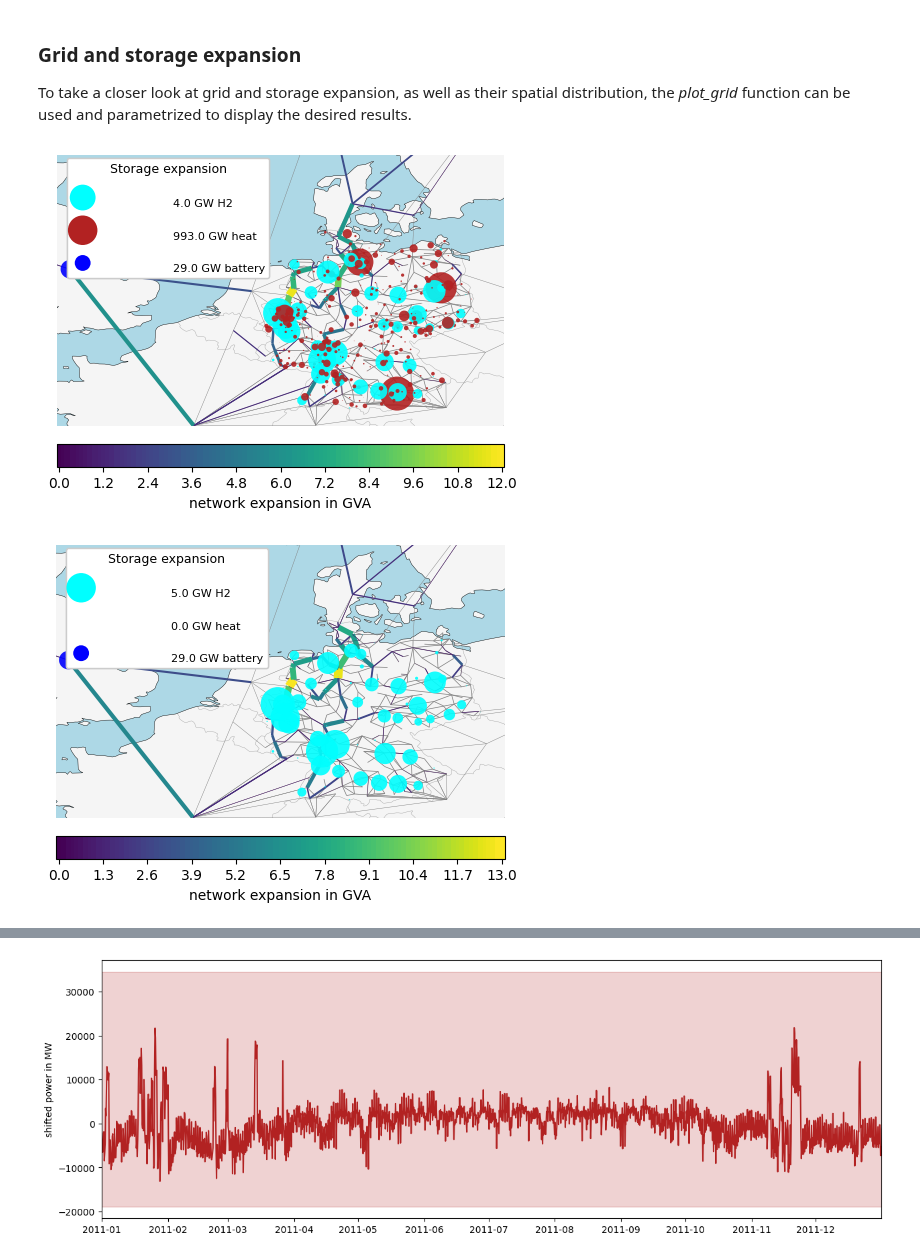
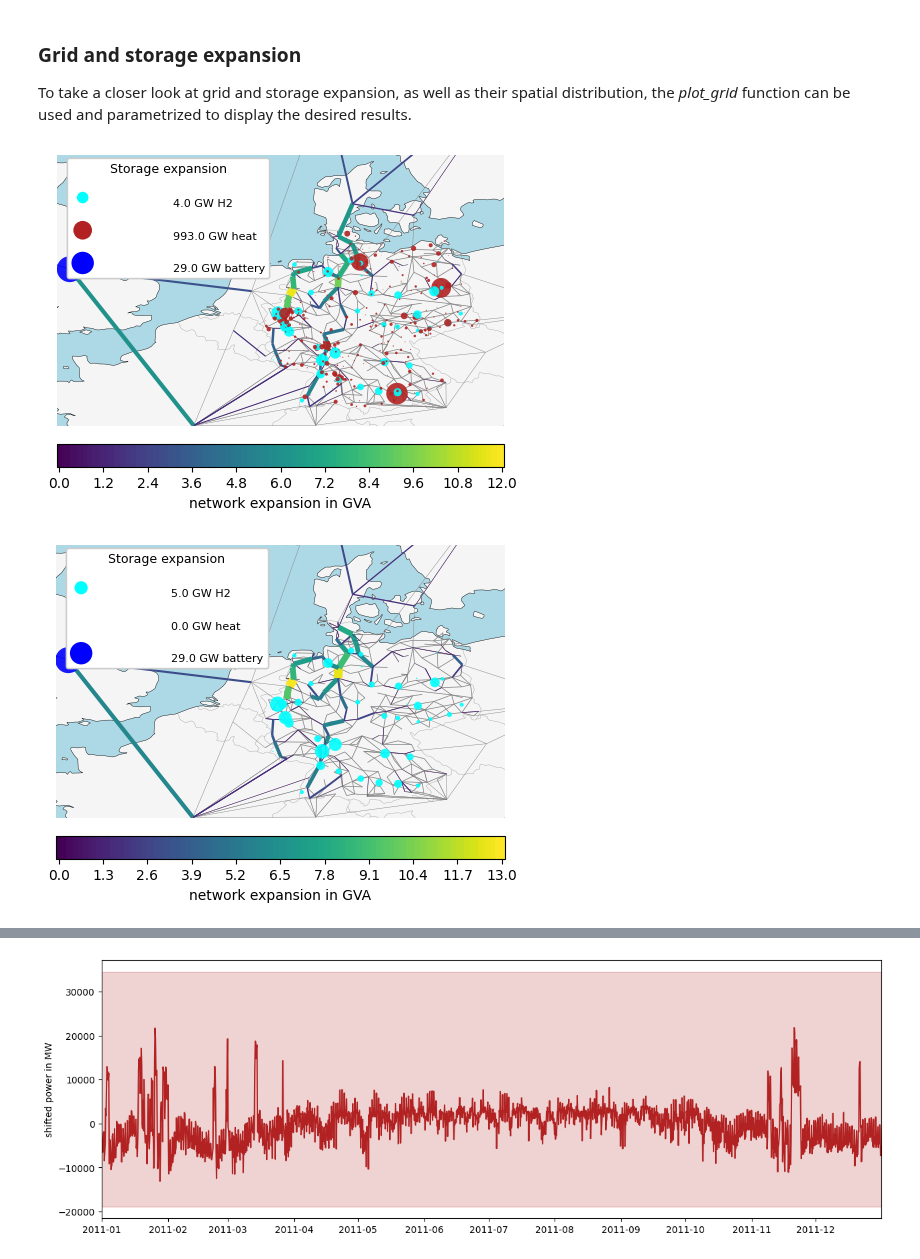
Before and after one commit to openego/eTraGo, a Jupyter notebook: examples/analysis_example.ipynb, the cells around one changed output, grey strips where cells are left out. Drawn from its saved outputs; the diff is of its cells as text; code cells hidden in the pictures.

```diff
--- a/examples/analysis_example.ipynb
+++ b/examples/analysis_example.ipynb
@@ -91,25 +92,25 @@ To take a closer look at grid and storage expansion, as well as their spatial di
 # %%
 etrago_base.plot_grid(
     line_colors="expansion_abs",
     ext_width=2000,
     bus_colors="storage_expansion",
-    scaling_store_expansion = {"H2": 10,
-    "heat": 0.05,
-    "battery": 0.5}
+    scaling_store_expansion = {"H2": 2,
+    "heat": 0.02,
+    "battery": 1}
     )
 # %% [output]
-[figure, old version]
+[figure, new version]
 # %%
 etrago_lowflex.plot_grid(
     line_colors="expansion_abs",
     ext_width=2000,
     bus_colors="storage_expansion",
-    scaling_store_expansion = {"H2": 10,
-    "heat": 0.05,
-    "battery": 0.5}
+    scaling_store_expansion = {"H2": 2,
+    "heat": 0.02,
+    "battery": 1}
     )
 # %% [output]
-[figure, old version]
+[figure, new version]
 # %% [markdown]
 ### Flexibility dispatch
 
```
Also changed, not shown: parts of 7 cells of this notebook.
